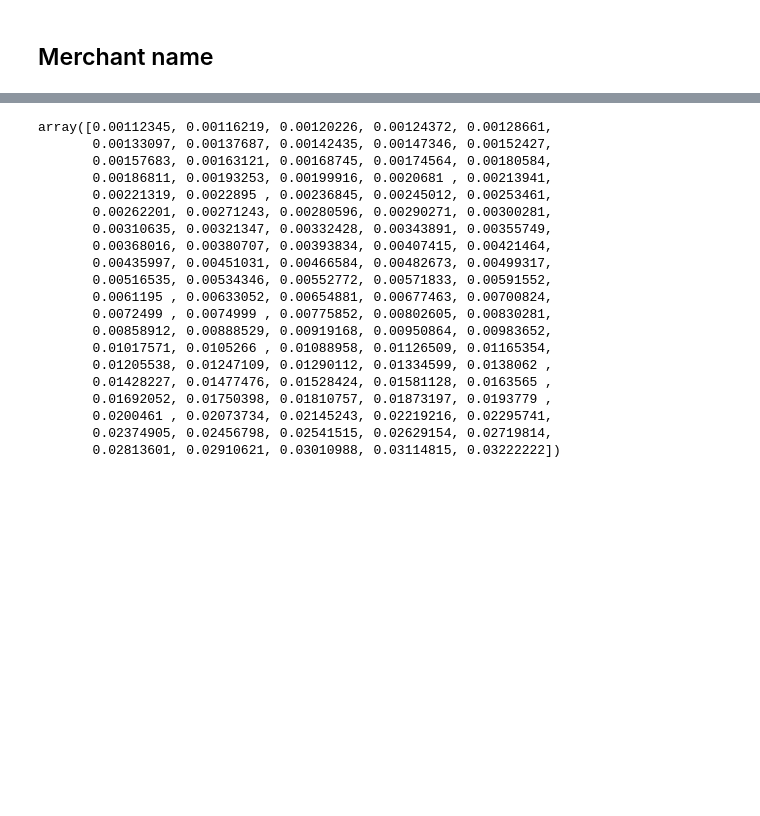
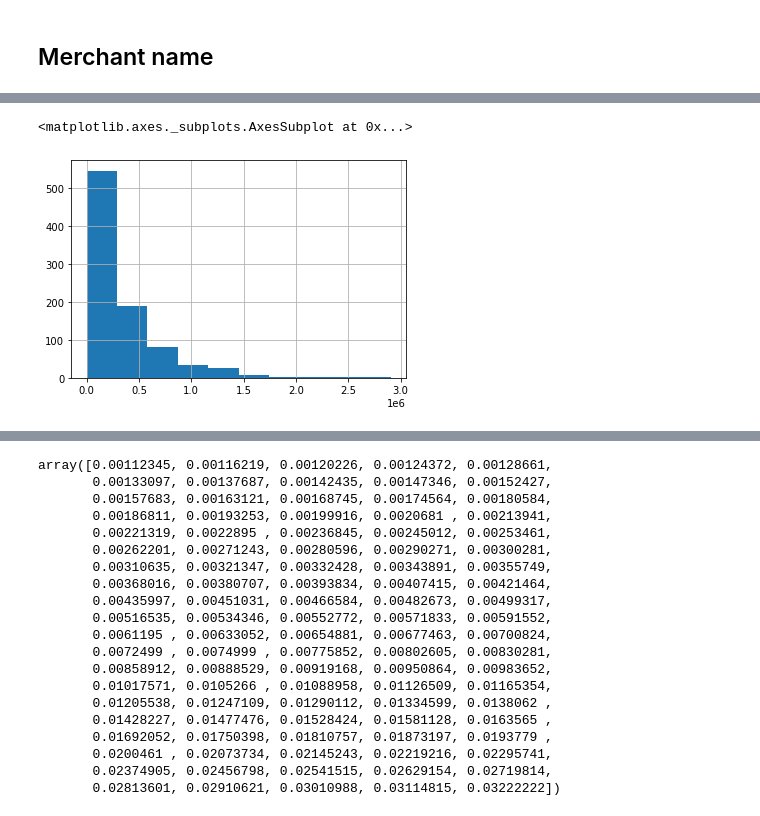
Before and after one commit to facteus/marts-prediction, a Jupyter notebook: alpha.ipynb, the cells around one changed output, grey strips where cells are left out. Saved outputs shown, nothing was run; the diff lists cells and outputs as text; code cells hidden in the pictures; blank space fills up the shorter version.

```diff
--- a/alpha.ipynb
+++ b/alpha.ipynb
@@ -926,0 +1109,5 @@ sum_w
+# %%
+zcta.groupby('left3')['pop'].sum().hist()
+# %% [output]
+<matplotlib.axes._subplots.AxesSubplot at 0x...>
+[figure, added]
```
Also changed, not shown: parts of 124 cells of this notebook.
